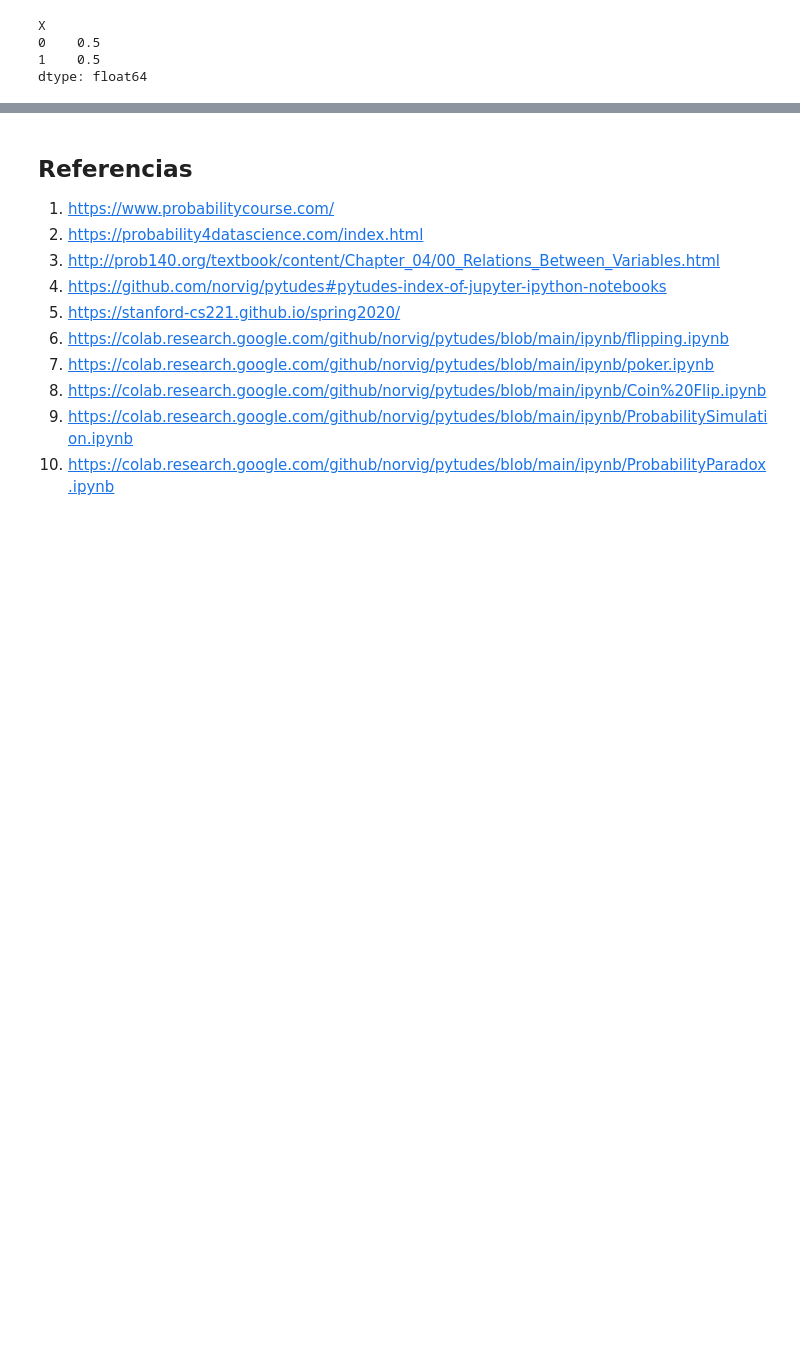
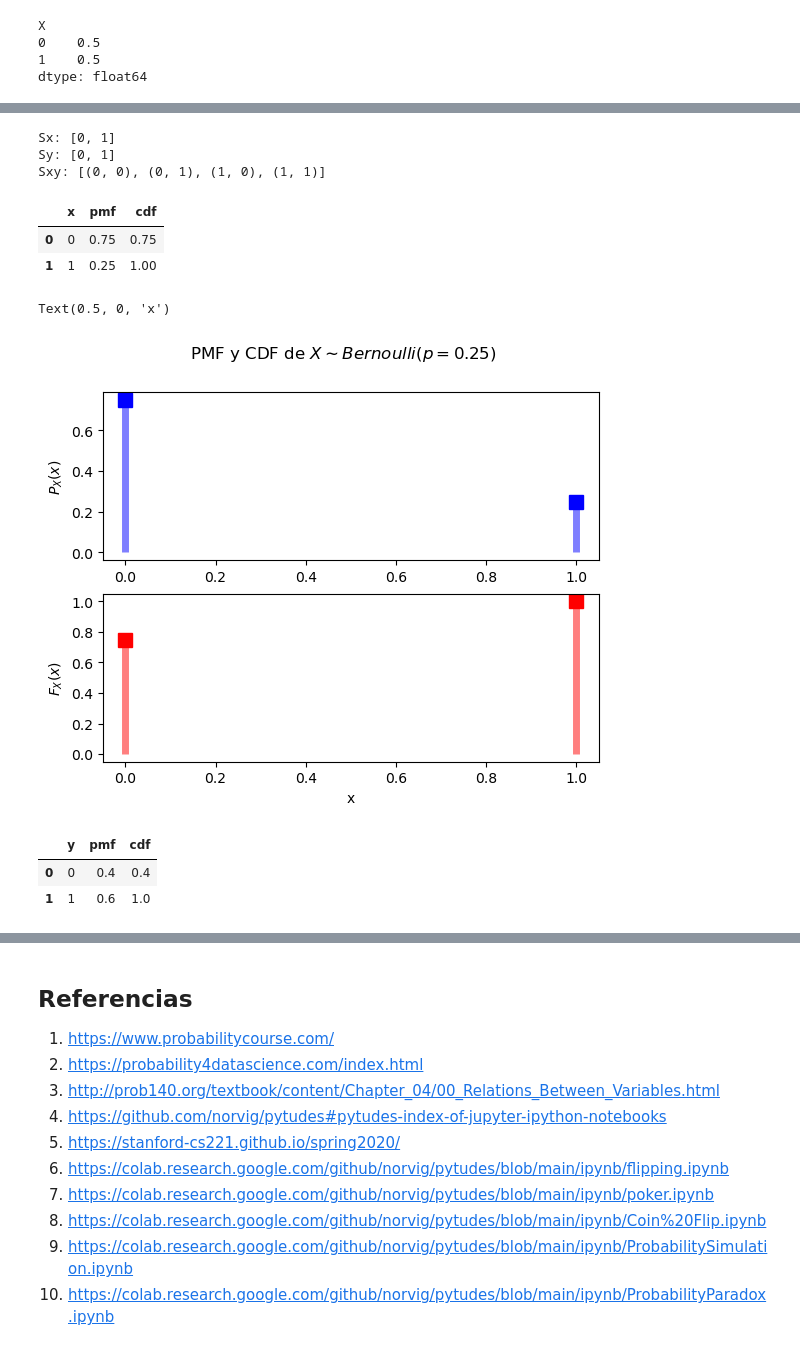
Before and after one commit to estocasticos-udem/curso_2023-1, a Jupyter notebook: probabilidad_conjunta/discreta_conjunta.ipynb, the cells around one changed output, grey strips where cells are left out. Drawn from its saved outputs; the diff is of its cells as text; code cells hidden in the pictures; blank space fills up the shorter version.

```diff
--- a/probabilidad_conjunta/discreta_conjunta.ipynb
+++ b/probabilidad_conjunta/discreta_conjunta.ipynb
@@ -609,0 +642,68 @@ Si $X$ y $Y$ son independientes, encontrar:
+# %%
+# Rango de las variables aleatorias
+Sx = [0, 1]
+Sy = [0, 1]
+Sxy = list(itertools.product(Sx,Sy))
+print(f"Sx: {Sx}")
+print(f"Sy: {Sy}")
+print(f"Sxy: {Sxy}")
+# %% [output]
+Sx: [0, 1]
+Sy: [0, 1]
+Sxy: [(0, 0), (0, 1), (1, 0), (1, 1)]
+# %%
+# Variables aleatorias
+
+"""
+Definición de la VA binomial: X ~ Bernoulli(p)
+
+Parametros:
+- p: 0.25
+"""
+p_ = 0.25
+X = stats.bernoulli(p = p_)
+
+x=[0,1]
+pmf_x = X.pmf(x)
+cdf_x = X.cdf(x)
+df_x = pd.DataFrame({"x":x, "pmf":pmf_x, "cdf": cdf_x},columns=["x","pmf","cdf"])
+df_x
+# %% [output]
+|  | x | pmf | cdf |
+| 0 | 0 | 0.75 | 0.75 |
+| 1 | 1 | 0.25 | 1.00 |
+# %%
+# Grafica de la PMF y la CDF de la VA X
+fig, axs = plt.subplots(2)
+fig.suptitle('PMF y CDF de $X \sim Bernoulli(p = 0.25)$')
+# Grafica PFM
+axs[0].plot(x, pmf_x, 'bs', ms=10)
+axs[0].vlines(x, 0, pmf_x, colors='b', lw = 5, alpha=0.5)
+axs[0].set_ylabel("$P_X(x)$")
+# Grafica CDF
+axs[1].plot(x, cdf_x, 'rs', ms=10)
+axs[1].vlines(x, 0, cdf_x, colors='r', lw = 5, alpha=0.5)
+axs[1].set_ylabel("$F_X(x)$")
+axs[1].set_xlabel("x")
+# %% [output]
+Text(0.5, 0, 'x')
+[figure, added]
+# %%
+"""
+Definición de la VA binomial: Y ~ Bernoulli(q)
+
+Parametros:
+- q: 0.4
+"""
+q_ = 0.6
+Y = stats.bernoulli(p = q_)
+
+y=[0,1]
+pmf_y = Y.pmf(y)
+cdf_y = Y.cdf(y)
+df_y = pd.DataFrame({"y": y,"pmf":pmf_y, "cdf":cdf_y},columns=["y","pmf","cdf"])
+df_y
+# %% [output]
+|  | y | pmf | cdf |
+| 0 | 0 | 0.4 | 0.4 |
+| 1 | 1 | 0.6 | 1.0 |
```
Also changed, not shown: parts of 15 cells of this notebook.
